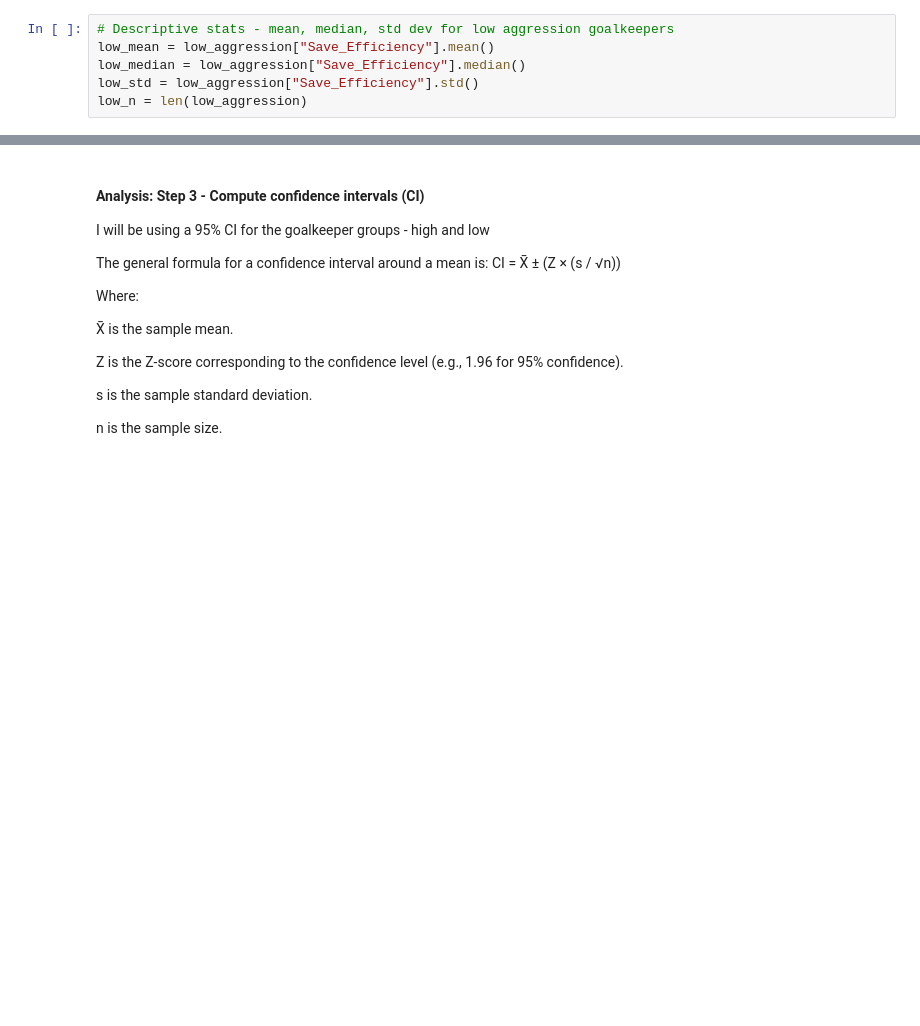
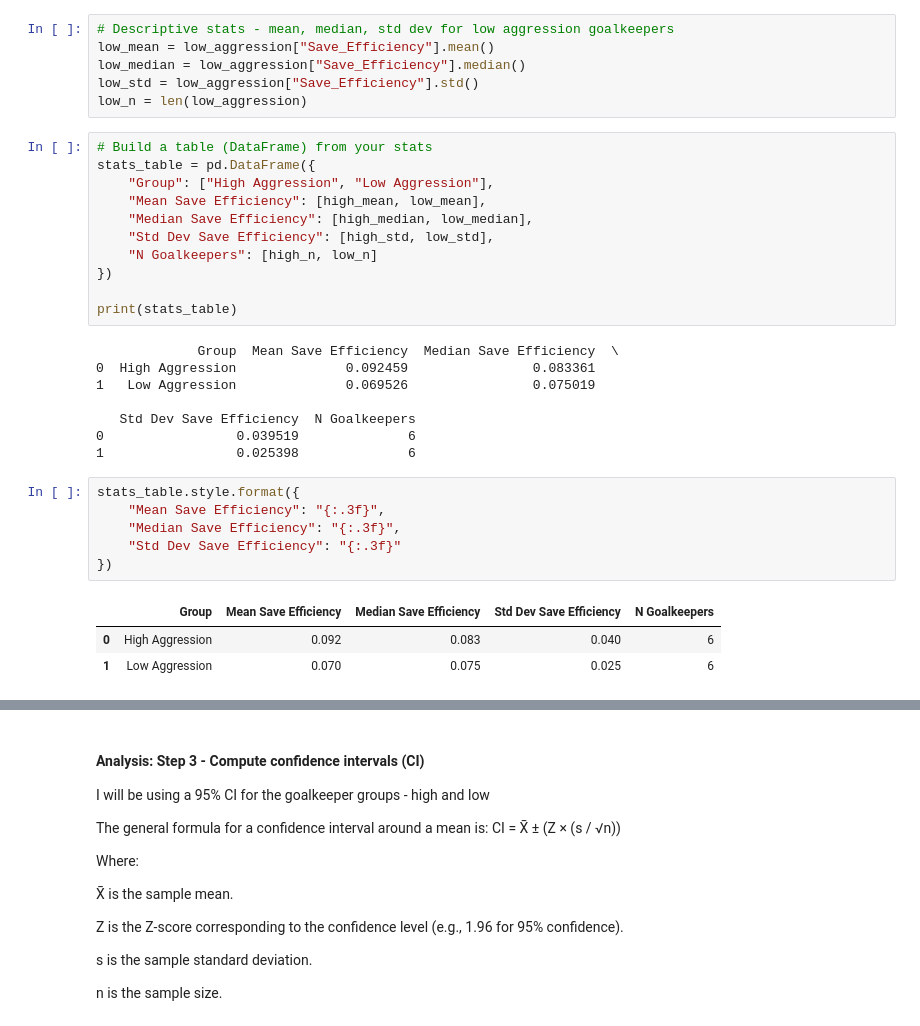
Before and after one commit to DanDooLoo/HIT140_Assessment-2_Group23, a Jupyter notebook: gk_aggression_analysis_dgw_sample_tester.ipynb, the cells around one changed output, grey strips where cells are left out. Drawn from its saved outputs; the diff is of its cells as text; blank space fills up the shorter version.

Commit message:
created table for export to analysis document - goalkeeper agression ration levels of centre tenency.

```diff
--- a/gk_aggression_analysis_dgw_sample_tester.ipynb
+++ b/gk_aggression_analysis_dgw_sample_tester.ipynb
@@ -182,3 +182,32 @@ low_mean = low_aggression["Save_Efficiency"].mean()
 low_median = low_aggression["Save_Efficiency"].median()
 low_std = low_aggression["Save_Efficiency"].std()
 low_n = len(low_aggression)
+# %%
+# Build a table (DataFrame) from your stats
+stats_table = pd.DataFrame({
+    "Group": ["High Aggression", "Low Aggression"],
+    "Mean Save Efficiency": [high_mean, low_mean],
+    "Median Save Efficiency": [high_median, low_median],
+    "Std Dev Save Efficiency": [high_std, low_std],
+    "N Goalkeepers": [high_n, low_n]
+})
+
+print(stats_table)
+# %% [output]
+             Group  Mean Save Efficiency  Median Save Efficiency  \
+0  High Aggression              0.092459                0.083361
+1   Low Aggression              0.069526                0.075019
+
+   Std Dev Save Efficiency  N Goalkeepers
+0                 0.039519              6
+1                 0.025398              6
+# %%
+stats_table.style.format({
+    "Mean Save Efficiency": "{:.3f}",
+    "Median Save Efficiency": "{:.3f}",
+    "Std Dev Save Efficiency": "{:.3f}"
+})
+# %% [output]
+|  | Group | Mean Save Efficiency | Median Save Efficiency | Std Dev Save Efficiency | N Goalkeepers |
+| 0 | High Aggression | 0.092 | 0.083 | 0.040 | 6 |
+| 1 | Low Aggression | 0.070 | 0.075 | 0.025 | 6 |
```
Also changed, not shown: parts of 3 cells of this notebook.
